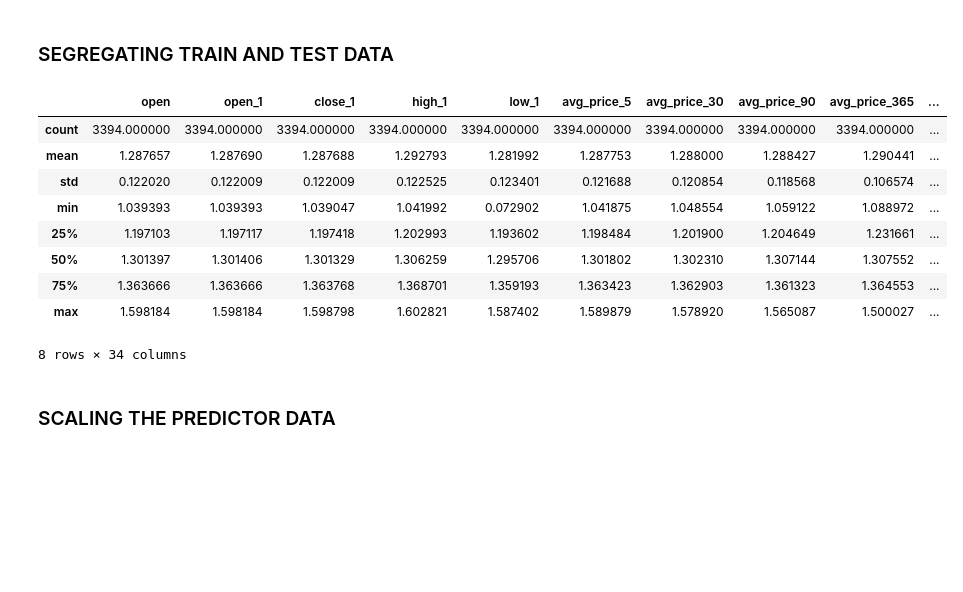
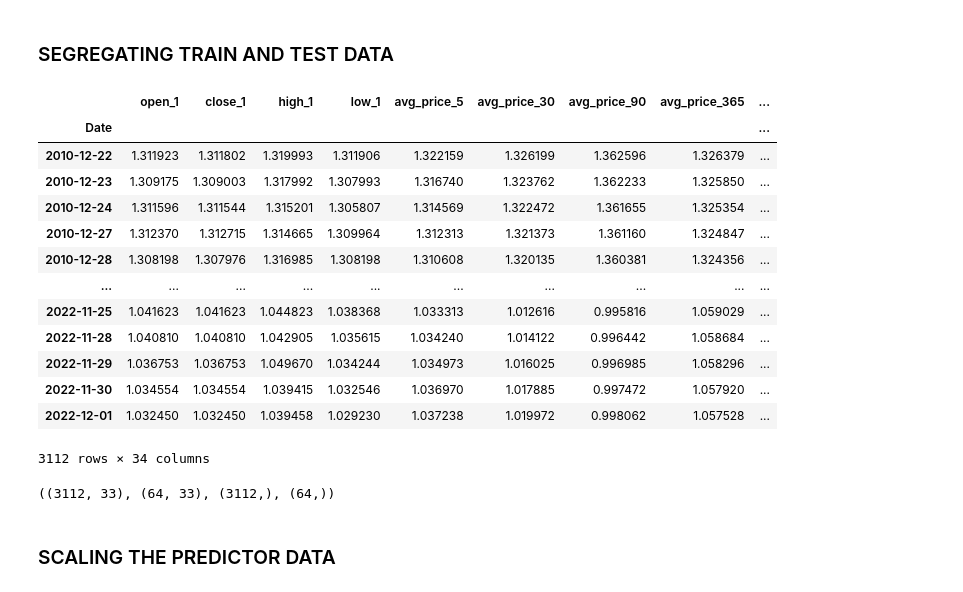
Before and after one commit to Axolottl/Forex-Prediction-ML, a Jupyter notebook: forex-eurusd-predictive-model.ipynb, the cells around one changed output. Cells and saved outputs as stored; diff of their text form; code cells hidden in the pictures; blank space fills up the shorter version.

```diff
--- a/forex-eurusd-predictive-model.ipynb
+++ b/forex-eurusd-predictive-model.ipynb
@@ -44,13 +44,16 @@ Sci-Kit Learn version:1.1.3
 XGBoost version:1.7.1
 # %%
-eu = yf.download('EURUSD=X', start='2003-12-01', end='2018-01-01')
+eu = yf.download('EURUSD=X', start='2003-12-01', end='2023-03-01')
 eu.columns = map(str.lower, eu.columns)
 eu = eu.drop('volume', axis=1)
 eu = eu.drop('adj close', axis=1)
 
-end_train = datetime.datetime(2018, 1, 1, 0, 0)
-eu = eu.loc[:end_train]
-eu.describe()
+end_train = datetime.datetime(2022, 12, 1, 0, 0)
+start_train = datetime.datetime(2010, 1, 1, 0, 0)
+
+eu = eu.loc[start_train:]
+# eu = eu.loc[:end_train]
+eu
 # %% [output]
 [*********************100%***********************]  1 of 1 completed
 |  | open | high | low | close |
@@ -99,7 +81,7 @@ def generate_features(df):
     df_new = pd.DataFrame()
 
     # 6 original features
-    df_new['open'] = df['open']
+    # df_new['open'] = df['open']
     df_new['open_1'] = df['open'].shift(1)
     df_new['close_1'] = df['close'].shift(1)
     df_new['high_1'] = df['high'].shift(1)
@@ -146,7 +128,7 @@ def generate_features(df):
     #average of return
     df_new['moving_avg_5'] = df_new['return_1'].rolling(window=5).mean()
     df_new['moving_avg_30'] = df_new['return_1'].rolling(window=21).mean()
-    df_new['moving_avg_30'] = df_new['return_1'].rolling(window=63).mean()
+    df_new['moving_avg_90'] = df_new['return_1'].rolling(window=63).mean()
     df_new['moving_avg_365'] = df_new['return_1'].rolling(window=252).mean()
 
     # the target
@@ -205,32 +142,39 @@ sns.heatmap(data.corr())
 # %%
 #import datetime module
 import datetime
 
 #segregate data for training
 start_train = datetime.datetime(1999, 1, 1,0,0)
-end_train = datetime.datetime(2019, 6, 7, 0, 0)
+end_train = datetime.datetime(2022, 12, 1, 0, 0)
 data_train = data.loc[start_train:end_train]
-data_train.describe()
+data_test = data.loc[end_train:]
+data_train
 # %% [output]
-|  | open | open_1 | close_1 | high_1 | low_1 | avg_price_5 | avg_price_30 | avg_price_90 | avg_price_365 | ... |
-| count | 3394.000000 | 3394.000000 | 3394.000000 | 3394.000000 | 3394.000000 | 3394.000000 | 3394.000000 | 3394.000000 | 3394.000000 | ... |
-| mean | 1.287657 | 1.287690 | 1.287688 | 1.292793 | 1.281992 | 1.287753 | 1.288000 | 1.288427 | 1.290441 | ... |
-| std | 0.122020 | 0.122009 | 0.122009 | 0.122525 | 0.123401 | 0.121688 | 0.120854 | 0.118568 | 0.106574 | ... |
-| min | 1.039393 | 1.039393 | 1.039047 | 1.041992 | 0.072902 | 1.041875 | 1.048554 | 1.059122 | 1.088972 | ... |
-| 25% | 1.197103 | 1.197117 | 1.197418 | 1.202993 | 1.193602 | 1.198484 | 1.201900 | 1.204649 | 1.231661 | ... |
-| 50% | 1.301397 | 1.301406 | 1.301329 | 1.306259 | 1.295706 | 1.301802 | 1.302310 | 1.307144 | 1.307552 | ... |
-| 75% | 1.363666 | 1.363666 | 1.363768 | 1.368701 | 1.359193 | 1.363423 | 1.362903 | 1.361323 | 1.364553 | ... |
-| max | 1.598184 | 1.598184 | 1.598798 | 1.602821 | 1.587402 | 1.589879 | 1.578920 | 1.565087 | 1.500027 | ... |
+|  | open_1 | close_1 | high_1 | low_1 | avg_price_5 | avg_price_30 | avg_price_90 | avg_price_365 | ... |
+| Date |  |  |  |  |  |  |  |  | ... |
+| 2010-12-22 | 1.311923 | 1.311802 | 1.319993 | 1.311906 | 1.322159 | 1.326199 | 1.362596 | 1.326379 | ... |
+| 2010-12-23 | 1.309175 | 1.309003 | 1.317992 | 1.307993 | 1.316740 | 1.323762 | 1.362233 | 1.325850 | ... |
+| 2010-12-24 | 1.311596 | 1.311544 | 1.315201 | 1.305807 | 1.314569 | 1.322472 | 1.361655 | 1.325354 | ... |
+| 2010-12-27 | 1.312370 | 1.312715 | 1.314665 | 1.309964 | 1.312313 | 1.321373 | 1.361160 | 1.324847 | ... |
+| 2010-12-28 | 1.308198 | 1.307976 | 1.316985 | 1.308198 | 1.310608 | 1.320135 | 1.360381 | 1.324356 | ... |
+| ... | ... | ... | ... | ... | ... | ... | ... | ... | ... |
+| 2022-11-25 | 1.041623 | 1.041623 | 1.044823 | 1.038368 | 1.033313 | 1.012616 | 0.995816 | 1.059029 | ... |
+| 2022-11-28 | 1.040810 | 1.040810 | 1.042905 | 1.035615 | 1.034240 | 1.014122 | 0.996442 | 1.058684 | ... |
+| 2022-11-29 | 1.036753 | 1.036753 | 1.049670 | 1.034244 | 1.034973 | 1.016025 | 0.996985 | 1.058296 | ... |
+| 2022-11-30 | 1.034554 | 1.034554 | 1.039415 | 1.032546 | 1.036970 | 1.017885 | 0.997472 | 1.057920 | ... |
+| 2022-12-01 | 1.032450 | 1.032450 | 1.039458 | 1.029230 | 1.037238 | 1.019972 | 0.998062 | 1.057528 | ... |
-8 rows × 34 columns
+3112 rows × 34 columns
 # %%
 X_train = data_train.drop('close', axis='columns')
 y_train = data_train.close
 
-# X_test = data_test.drop('close', axis='columns')
-# y_test = data_test.close
+X_test = data_test.drop('close', axis='columns')
+y_test = data_test.close
 
 #checking the shape of the train and test data
-# X_train.shape, X_test.shape, y_train.shape, y_test.shape
+X_train.shape, X_test.shape, y_train.shape, y_test.shape
+# %% [output]
+((3112, 33), (64, 33), (3112,), (64,))
 # %% [markdown]
 ### SCALING THE PREDICTOR DATA
 # %%
```
Also changed, not shown: parts of 17 cells of this notebook, 3 other files.
